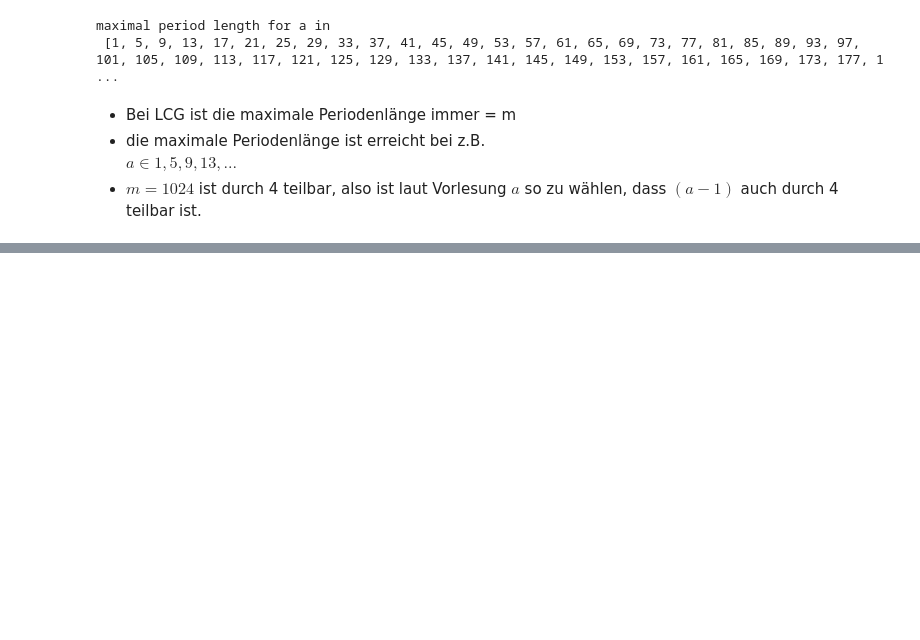
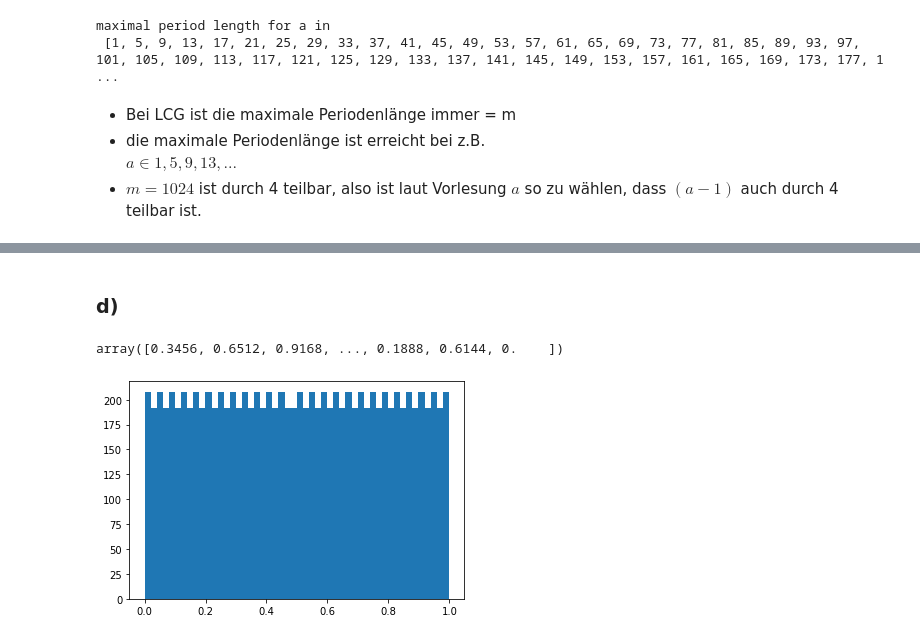
Before and after one commit to NicoJG/SMD, a Jupyter notebook: blatt03/blatt03_nico.ipynb, the cells around one changed output, grey strips where cells are left out. Cells and saved outputs as stored; diff of their text form; code cells hidden in the pictures; blank space fills up the shorter version.

```diff
--- a/blatt03/blatt03_nico.ipynb
+++ b/blatt03/blatt03_nico.ipynb
@@ -60,0 +68,9 @@ $a \in {1,5,9,13,...}$
+# %% [markdown]
+### d)
+# %%
+lcg = LCG(seed=0,a=1601,c=3456,m=10000)
+# %%
+numbers = lcg.uniform(low=0,high=1,size=10000)
+numbers
+# %% [output]
+array([0.3456, 0.6512, 0.9168, ..., 0.1888, 0.6144, 0.    ])
@@ -60,0 +80,4 @@ $a \in {1,5,9,13,...}$
+# %%
+plt.hist(numbers,bins=50);
+# %% [output]
+[figure, added]
```
Also changed, not shown: parts of 14 cells of this notebook, 1 other file.
